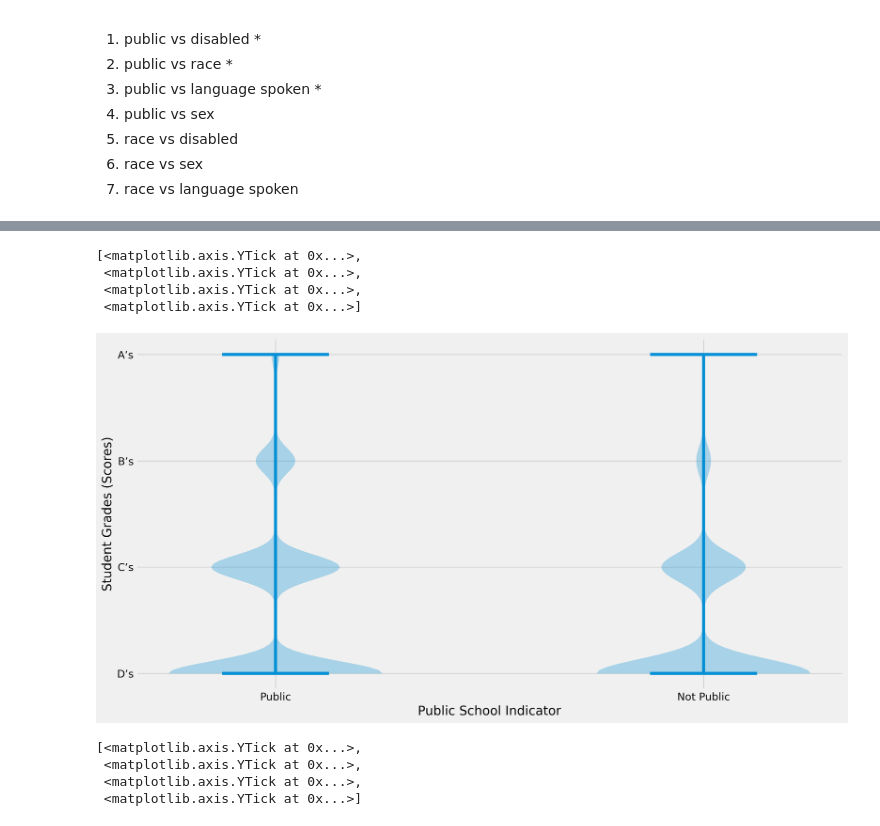
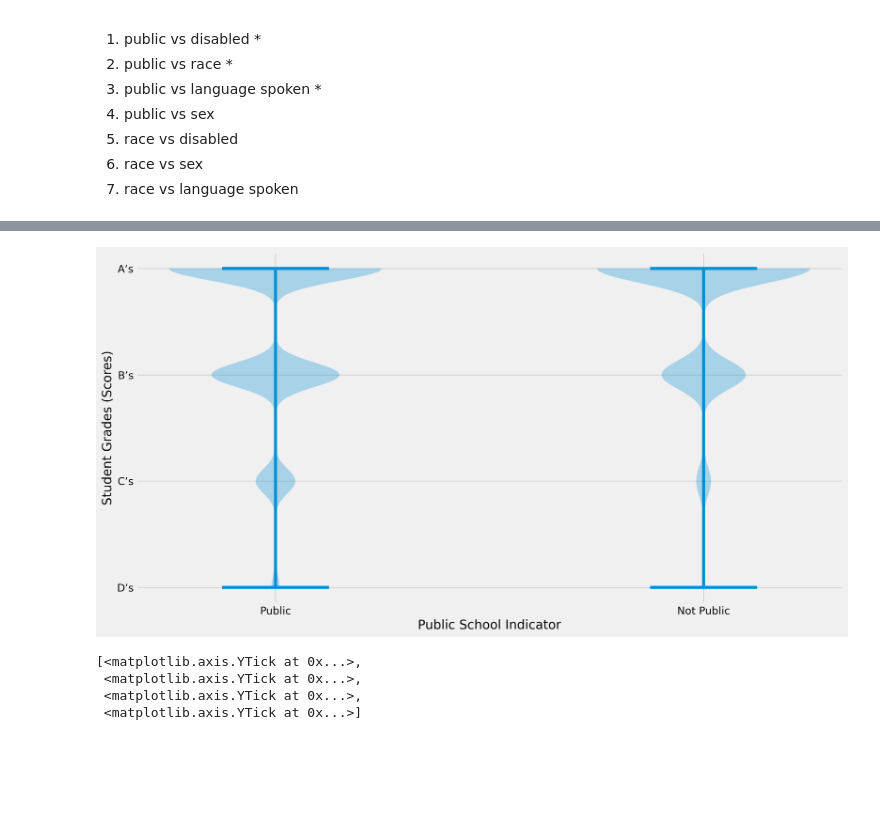
Before and after one commit to mattzhao-R/data-118, a Jupyter notebook: Project118_Fall22.ipynb, the cells around one changed output, grey strips where cells are left out. Drawn from its saved outputs; the diff is of its cells as text; code cells hidden in the pictures; blank space fills up the shorter version.

```diff
--- a/Project118_Fall22.ipynb
+++ b/Project118_Fall22.ipynb
@@ -234,19 +241,16 @@ def make_props(lst):
 # %%
 # sub1 done
 fig, ax = plt.subplots()
 fig.set_size_inches(15, 8)
 fig.set_dpi(250)
 ax.violinplot(boxplot_cats(df_c,'EDCPUB','SEGRADES'))
 ax.set_xlabel('Public School Indicator')
 ax.set_ylabel('Student Grades (Scores)')
 ax.set_xticks(ticks=[1,2],labels=['Public','Not Public'])
-ax.set_yticks(ticks=np.arange(4,0,-1),labels=list(grades_map.values())[1:-1])
+ax.set_yticks(ticks=np.arange(1,5),labels=list(grades_map.values())[1:-1])
+ax.invert_yaxis()
 # %% [output]
-[<matplotlib.axis.YTick at 0x...>,
- <matplotlib.axis.YTick at 0x...>,
- <matplotlib.axis.YTick at 0x...>,
- <matplotlib.axis.YTick at 0x...>]
-[figure, old version]
+[figure, new version]
 # %%
 #!conda list
 # %%
```
Also changed, not shown: parts of 17 cells of this notebook.
